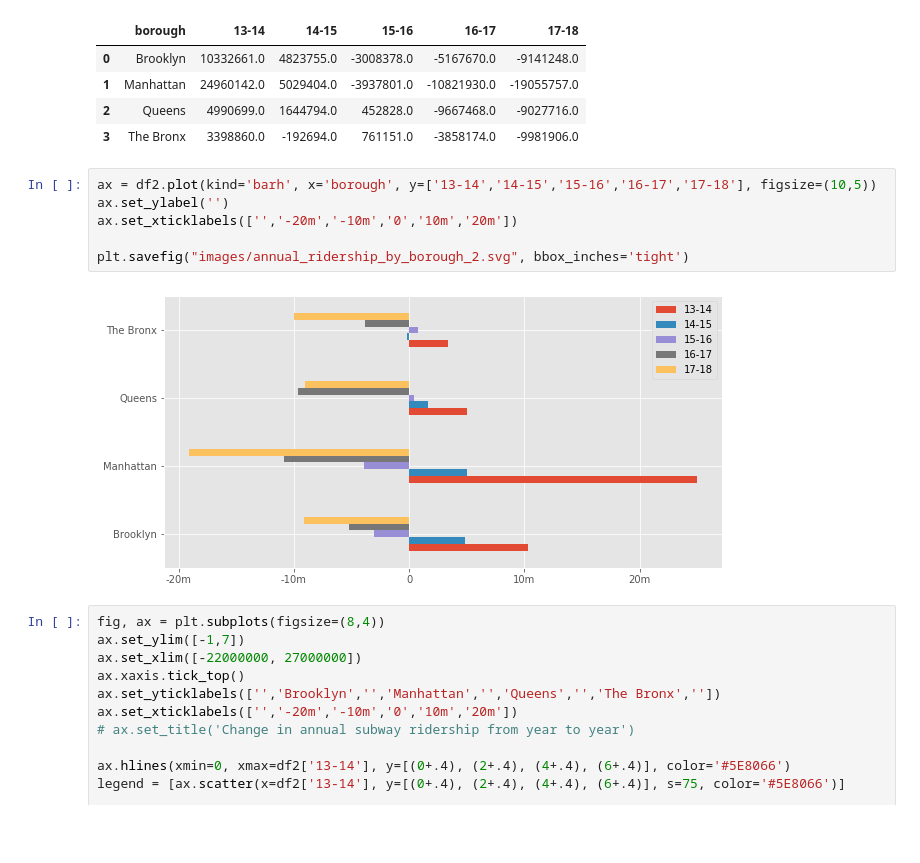
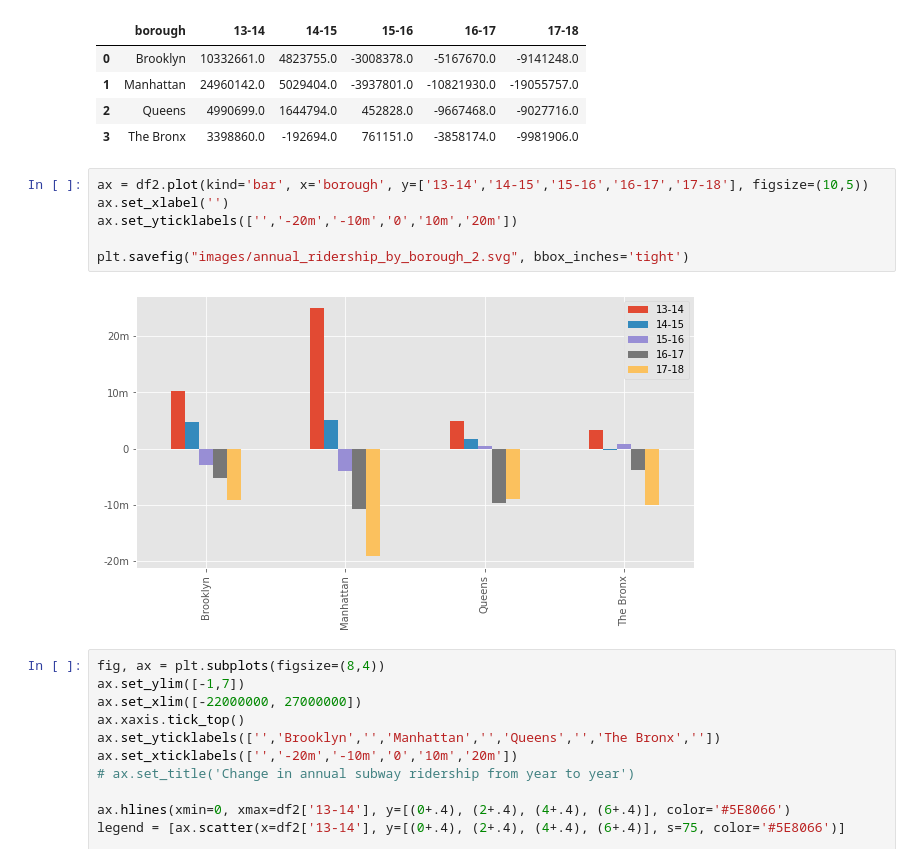
Before and after one commit to sawyerclick/portfolio, a Jupyter notebook: project/subway-ridership/Ridership scraper.ipynb, the cells around one changed output. Cells and saved outputs as stored; diff of their text form; blank space fills up the shorter version.

```diff
--- a/project/subway-ridership/Ridership scraper.ipynb
+++ b/project/subway-ridership/Ridership scraper.ipynb
@@ -142,13 +125,13 @@ df2.head()
 | 2 | Queens | 4990699.0 | 1644794.0 | 452828.0 | -9667468.0 | -9027716.0 |
 | 3 | The Bronx | 3398860.0 | -192694.0 | 761151.0 | -3858174.0 | -9981906.0 |
 # %%
-ax = df2.plot(kind='barh', x='borough', y=['13-14','14-15','15-16','16-17','17-18'], figsize=(10,5))
-ax.set_ylabel('')
-ax.set_xticklabels(['','-20m','-10m','0','10m','20m'])
+ax = df2.plot(kind='bar', x='borough', y=['13-14','14-15','15-16','16-17','17-18'], figsize=(10,5))
+ax.set_xlabel('')
+ax.set_yticklabels(['','-20m','-10m','0','10m','20m'])
 
 plt.savefig("images/annual_ridership_by_borough_2.svg", bbox_inches='tight')
 # %% [output]
-[figure, old version]
+[figure, new version]
 # %%
 fig, ax = plt.subplots(figsize=(8,4))
 ax.set_ylim([-1,7])
```
Also changed, not shown: parts of 14 cells of this notebook, 37 other files.
